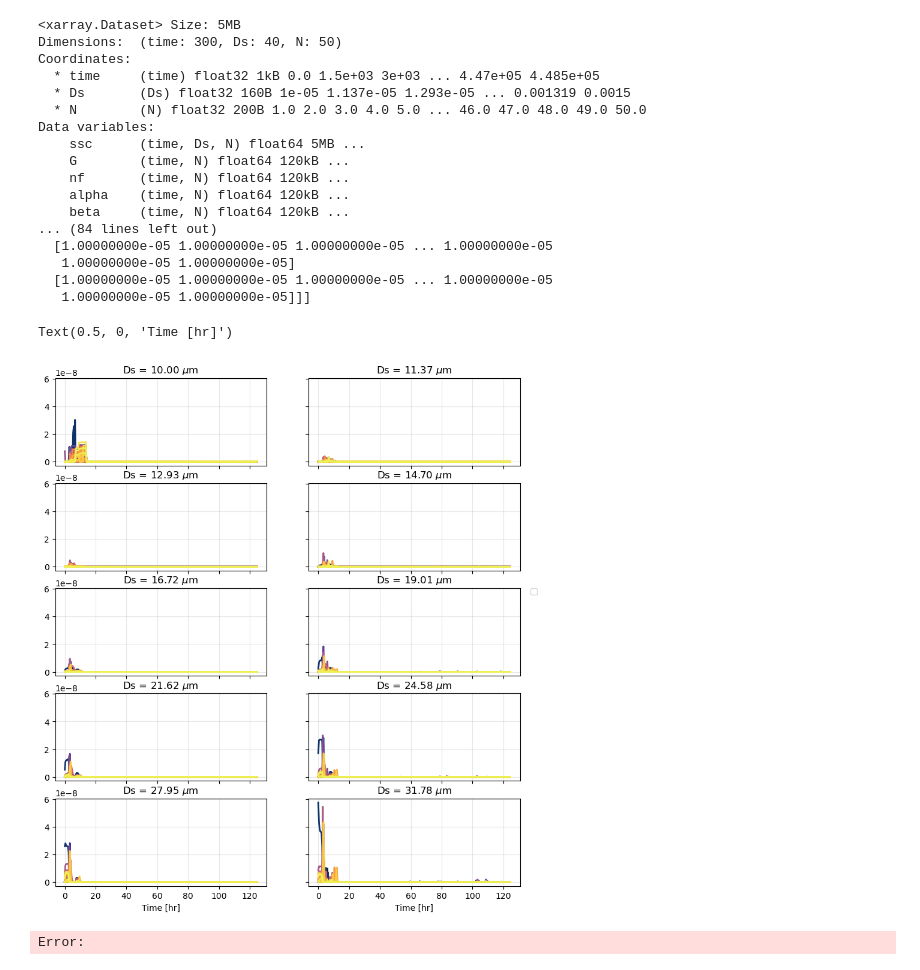
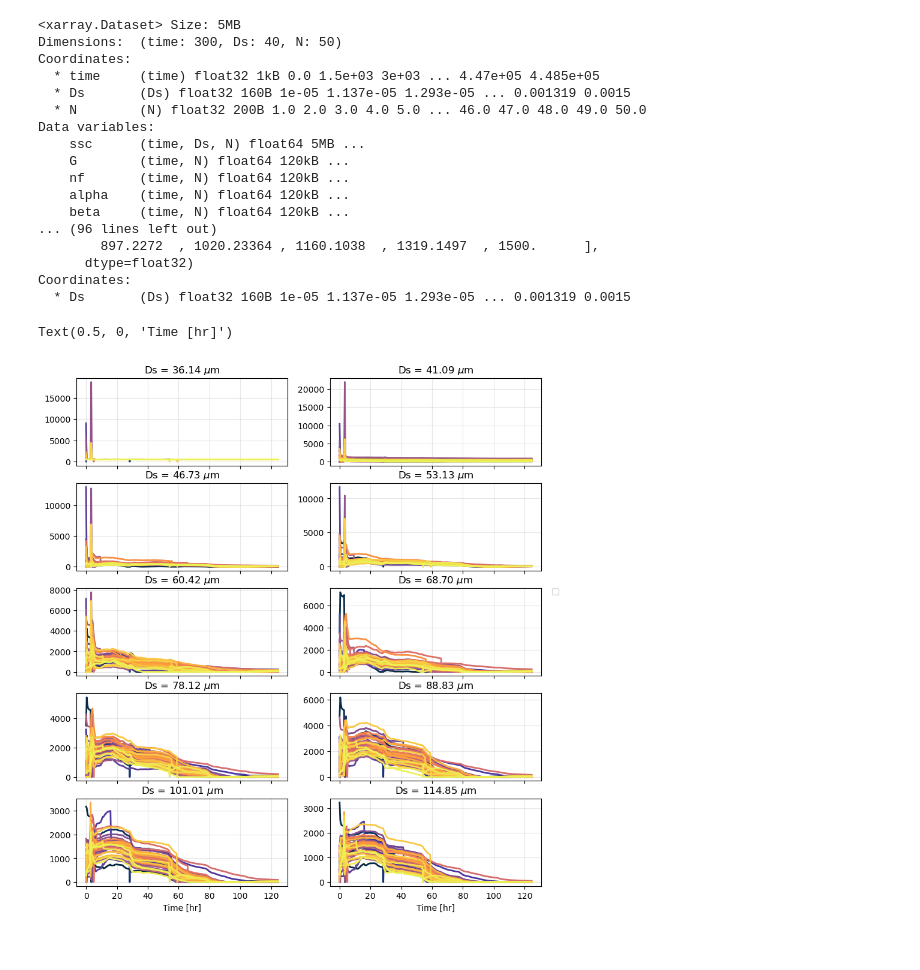
Before and after one commit to sienna-white/enkf_sediment, a Jupyter notebook: plot_floc_mod_ens.ipynb, the cells around one changed output. Drawn from its saved outputs; the diff is of its cells as text; code cells hidden in the pictures.

```diff
--- a/plot_floc_mod_ens.ipynb
+++ b/plot_floc_mod_ens.ipynb
@@ -11,7 +11,7 @@ import matplotlib.dates as mdates
 
 
 
-ds = xr.open_dataset("FlocMod_ADV_G_9.nc", decode_times=False)
+ds = xr.open_dataset("FlocMod_ADV_G_14.nc", decode_times=False)
 
 
 date = pd.to_datetime("2020-07-16 20:10:01")
@@ -38,6 +38,8 @@ adcp_z = adcp.depth.values
 
 Ns = len(ds.Ds)
 
+print(ds.Ds*1e6)
+
 def format_date_ax(ax, int=1):
     ax.xaxis.set_major_locator(mdates.HourLocator(interval=int))
     date_format = mdates.DateFormatter('%m/%d %H:%M')
@@ -55,41 +57,40 @@ Data variables:
     nf       (time, N) float64 120kB ...
     alpha    (time, N) float64 120kB ...
     beta     (time, N) float64 120kB ...
-... (84 lines left out)
-  [1.00000000e-05 1.00000000e-05 1.00000000e-05 ... 1.00000000e-05
-   1.00000000e-05 1.00000000e-05]
-  [1.00000000e-05 1.00000000e-05 1.00000000e-05 ... 1.00000000e-05
-   1.00000000e-05 1.00000000e-05]]]
+... (96 lines left out)
+        897.2272  , 1020.23364 , 1160.1038  , 1319.1497  , 1500.      ],
+      dtype=float32)
+Coordinates:
+  * Ds       (Ds) float32 160B 1e-05 1.137e-05 1.293e-05 ... 0.001319 0.0015
 # %%
-fig, axs = plt.subplots(nrows=5, ncols=2, figsize=(10, 11), sharex=True, sharey=True)
+fig, axs = plt.subplots(nrows=5, ncols=2, figsize=(10, 11), sharex=True, sharey=False)
 axs = axs.flatten()
 
 
-for j, Ds in enumerate(range(0, Ns, 1)):
+for j, Ds in enumerate(range(10, Ns, 1)):
     if j > 9:
         continue
     axs[j].grid(alpha=0.3)
     axs[j].set_title("Ds = %.2f $\mu$m" % (ds.Ds.isel(Ds=Ds).values*1e6))
     time = ds.time.values / 3600
     for i in range(0, Nens):
         G = ds.G.isel(time=1, N=i)
         #ssc       (time, Ds, N)
         # mass = ds.mass.isel(Ds=Ds)
 
-        s0 = ds.ssc.isel(N=i).isel(Ds=Ds) * volume.isel(Ds=Ds, N=i)
+        s0 = ds.ssc.isel(N=i).isel(Ds=Ds) #* volume.isel(Ds=Ds, N=i)
         # print(s0)
 
         axs[j].plot(time, s0, color=cmo.cm.thermal(i/Nens), linewidth=2) #, label="Nens=%d" % i)
         # axs[j].set_ylim(0, 1e4)
 axs[-5].legend(bbox_to_anchor=(1.05, 1), loc='upper left', borderaxespad=0. )
 axs[-1].set_xlabel("Time [hr]")
 axs[-2].set_xlabel("Time [hr]")
 
 # fig.savefig("time_evolution_G=%d.png" % (G), dpi=300, bbox_inches='tight')
 # %% [output]
 Text(0.5, 0, 'Time [hr]')
-[figure, old version]
+[figure, new version]
-Error:
 # %%
 fig, axs = plt.subplots(nrows=3, ncols=5, figsize=(14, 7), sharex=True, sharey=True)
 axs[0,0].set_ylabel("D [$\mu$m]")
```
Also changed, not shown: parts of 6 cells of this notebook, 4 other files.
